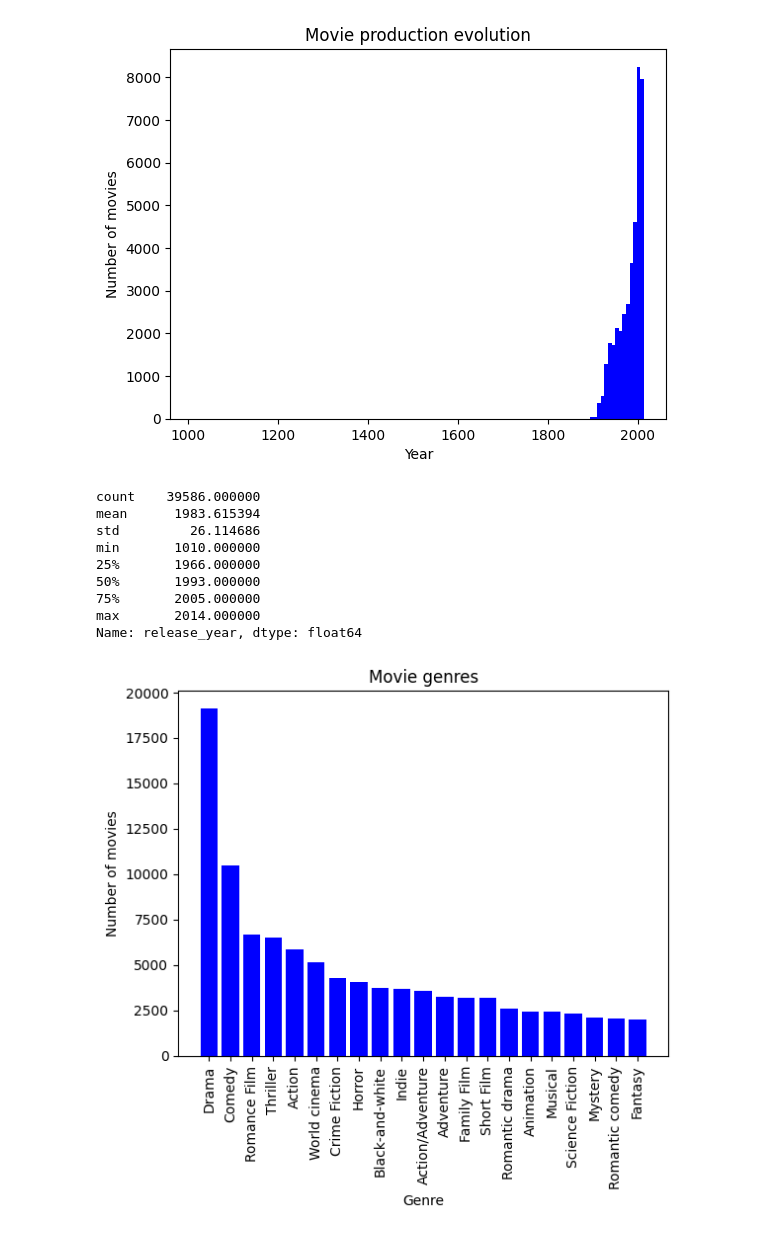
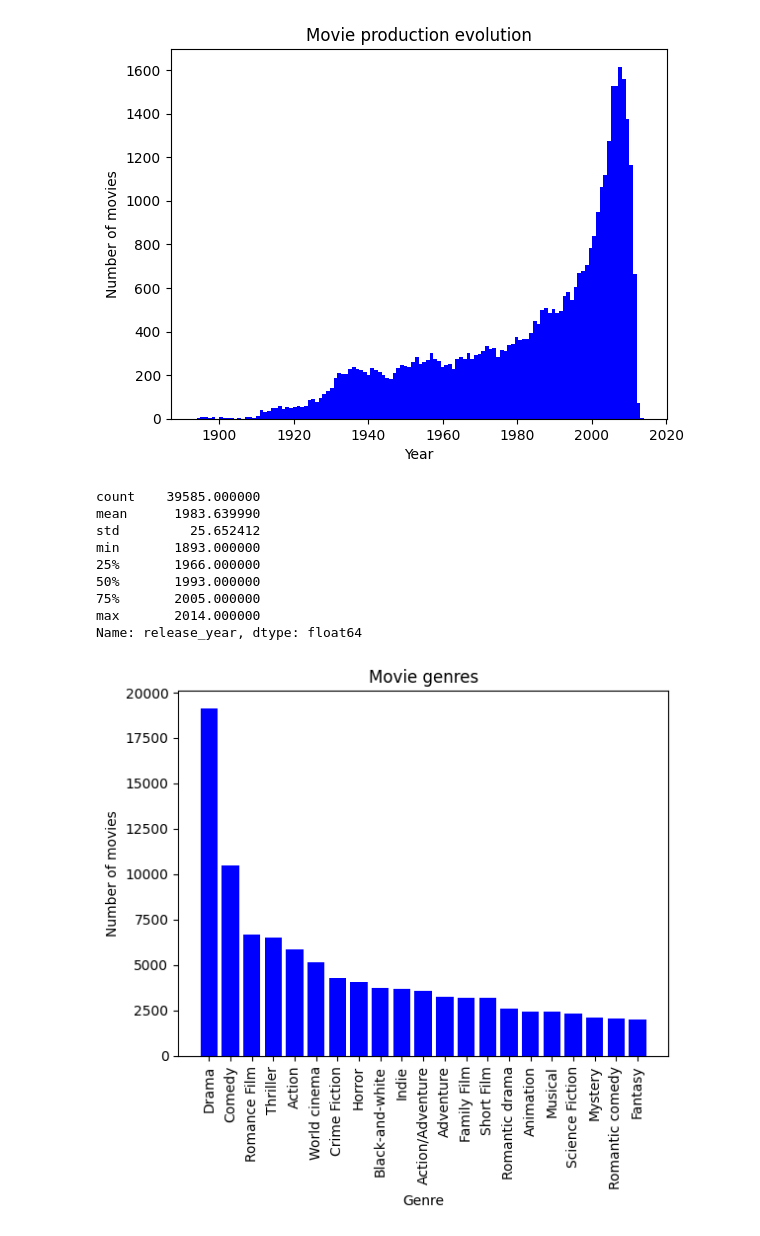
Before and after one commit to epfl-ada/ada-2022-project-r4d4r, a Jupyter notebook: main.ipynb, the cells around one changed output. Saved outputs shown, nothing was run; the diff lists cells and outputs as text; code cells hidden in the pictures.

Commit message:
fixed plots

```diff
--- a/main.ipynb
+++ b/main.ipynb
@@ -6,7 +6,7 @@ from ast import literal_eval
 FOLDER_PATH = 'data/'
 DATA_COLUMNS = ['wiki_movie_id', 'freebase_movie_id', 'movie_name',
        'movie_box_office_revenue', 'movie_runtime', 'languages', 'countries',
-       'genres', 'imdb_id', 'cast', 'rating', 'votes', 'plot',
+       'genres', 'imdb_id', 'cast', 'rating', 'votes', 'budget', 'plot',
        'characters_names', 'main_character', 'release_year']
 df = pd.read_csv(FOLDER_PATH + 'movie_processed.csv', names=DATA_COLUMNS, header=0, index_col=0)
 # %%
@@ -20,29 +20,21 @@ df.head()
 | 4 | 6631279 | /m/0gffwj | Little city | NaN | 93.0 | ['English'] | ... |
 # %%
 # 2.1 movie production evolution
-# res
-# fig, ax = plt.subplots()
-# ax.hist(df["release_year"], bins=(2021-1895), color="blue")
-# ax.set_xlabel("Year")
-# ax.set_ylabel("Number of movies")
-# ax.set_title("Movie production evolution")
-
-# plt.show()
 fig, ax = plt.subplots()
-ax.hist(df["release_year"], bins=(2021-1895), color="blue")
+ax.hist(df["release_year"], bins=(2014-1893+1), color="blue")
 ax.set_xlabel("Year")
 ax.set_ylabel("Number of movies")
 ax.set_title("Movie production evolution")
 plt.show()
 # %% [output]
-[figure, old version]
+[figure, new version]
 # %%
 df["release_year"].describe()
 # %% [output]
-count    39586.000000
-mean      1983.615394
-std         26.114686
-min       1010.000000
+count    39585.000000
+mean      1983.639990
+std         25.652412
+min       1893.000000
 25%       1966.000000
 50%       1993.000000
 75%       2005.000000
```
Also changed, not shown: parts of 1 cell of this notebook, 4 other files.
